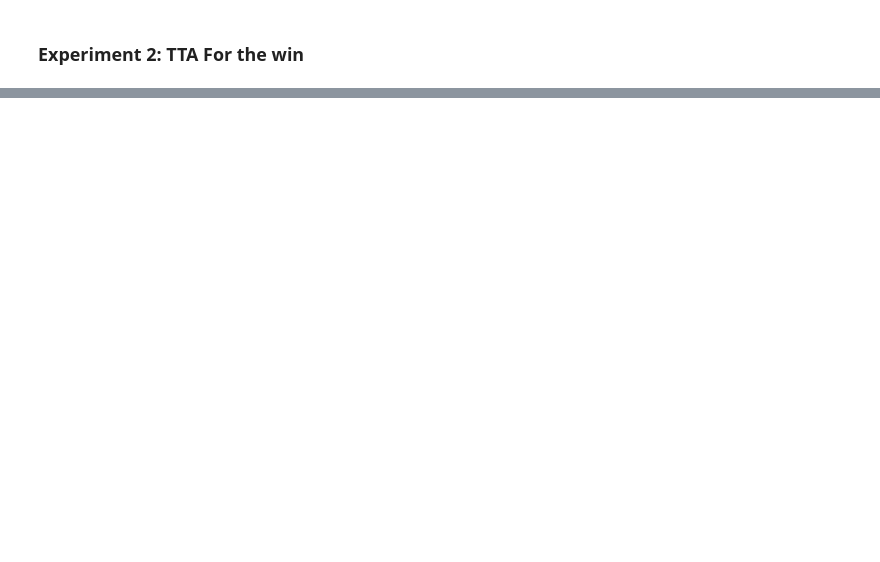
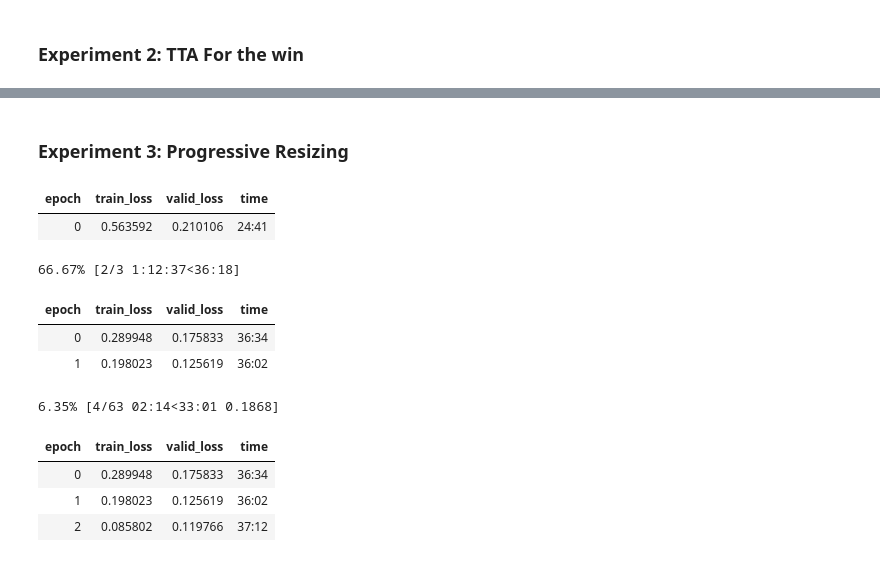
Before and after one commit to Virgo-Alpha/Mask_Detection, a Jupyter notebook: detector.ipynb, the cells around one changed output, grey strips where cells are left out. Saved outputs shown, nothing was run; the diff lists cells and outputs as text; code cells hidden in the pictures; blank space fills up the shorter version.

```diff
--- a/detector.ipynb
+++ b/detector.ipynb
@@ -365,0 +411,34 @@ sub.to_csv("/content/drive/My Drive/Colab Notebooks/Data/masked_submission4.csv"
+# %% [markdown]
+### Experiment 3: Progressive Resizing
+# %%
+# # Create the learner
+learn = vision_learner(dls, resnet34)
+# %%
+dblock = DataBlock(
+    blocks=(ImageBlock, CategoryBlock),
+    get_items=get_im_ids,
+    get_x=get_x,
+    get_y=get_y,
+    splitter=IndexSplitter(np.argwhere(df['val'].values == 1)),
+    batch_tfms=aug_transforms(size=448, min_scale=0.9)
+)
+
+dls = dblock.dataloaders(Path(''), bs=16)
+
+learn.dls = dls # Change the dataloaders to our new ones with larger image size
+
+learn.freeze()
+
+learn.fine_tune(3)
+# %% [output]
+| epoch | train_loss | valid_loss | time |
+| 0 | 0.563592 | 0.210106 | 24:41 |
+66.67% [2/3 1:12:37<36:18]
+| epoch | train_loss | valid_loss | time |
+| 0 | 0.289948 | 0.175833 | 36:34 |
+| 1 | 0.198023 | 0.125619 | 36:02 |
+6.35% [4/63 02:14<33:01 0.1868]
+| epoch | train_loss | valid_loss | time |
+| 0 | 0.289948 | 0.175833 | 36:34 |
+| 1 | 0.198023 | 0.125619 | 36:02 |
+| 2 | 0.085802 | 0.119766 | 37:12 |
```
Also changed, not shown: parts of 36 cells of this notebook.
